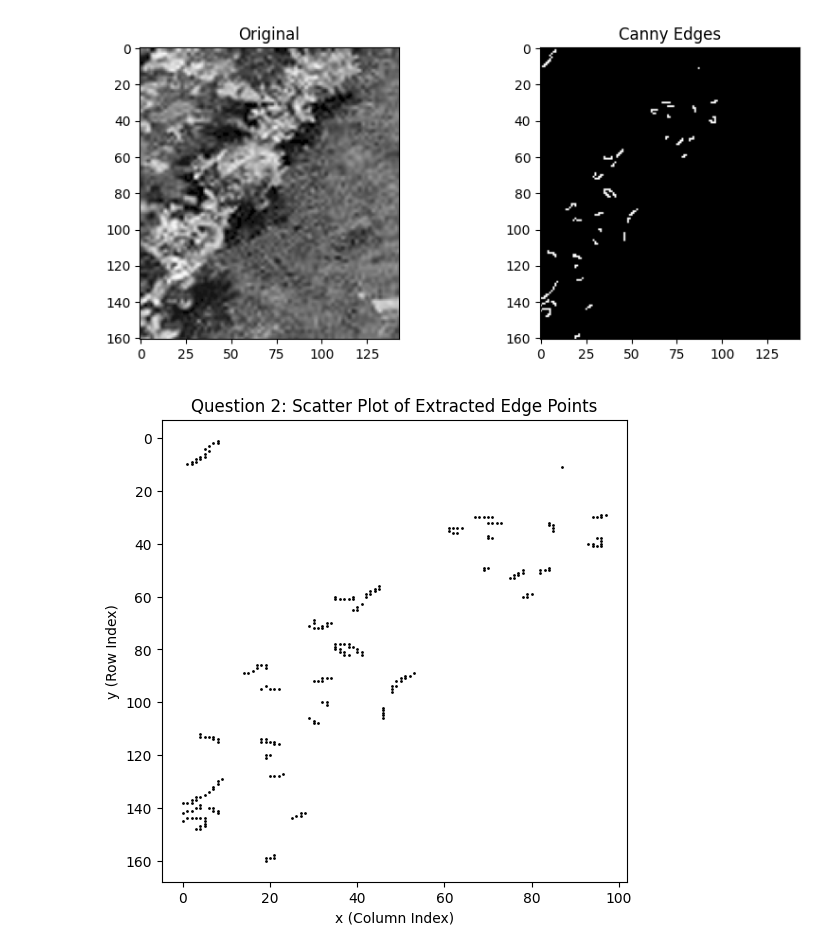
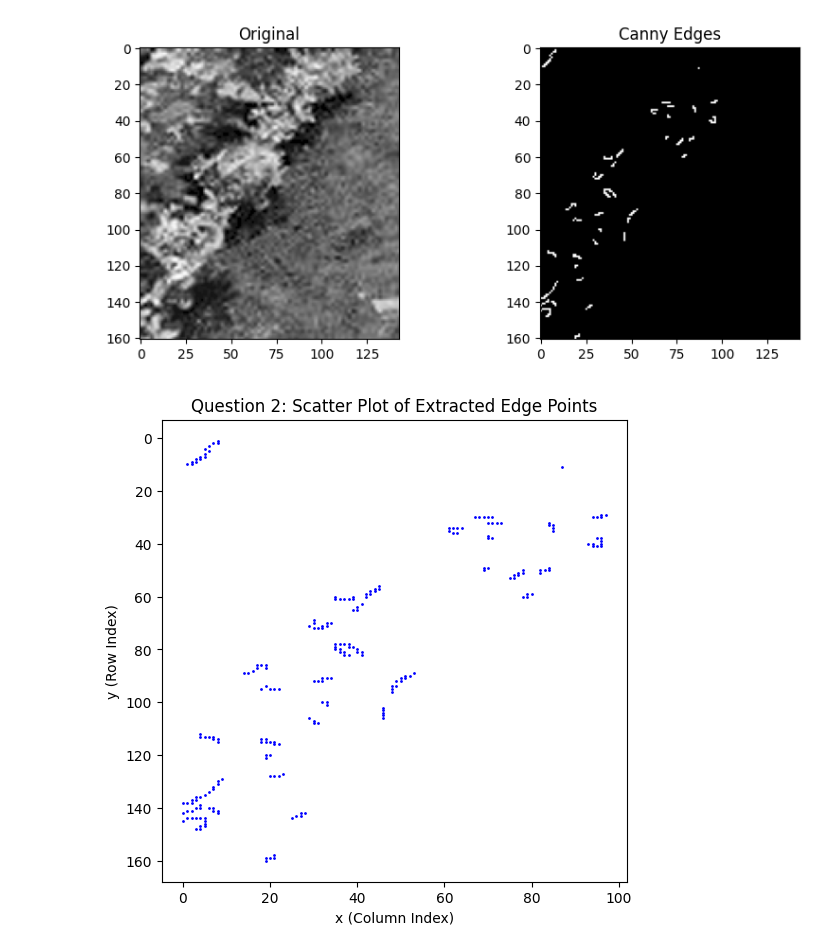
Before and after one commit to hmklahm/ET3112_Assignment02, a Jupyter notebook: crop_slope_estimation.ipynb, the cells around one changed output. Drawn from its saved outputs; the diff is of its cells as text; code cells hidden in the pictures.

```diff
--- a/crop_slope_estimation.ipynb
+++ b/crop_slope_estimation.ipynb
@@ -32,15 +32,15 @@ y = indices[0]
 # %%
 #Question 2
 plt.figure(figsize=(6, 6))
-# Create the scatter plot with small point size (s=1) for clarity
-plt.scatter(x, y, s=1, color='black')
 
-# Important for images: Invert the y-axis so the plot matches the image view
+plt.scatter(x, y, s=1, color='Blue')
+
+
 plt.gca().invert_yaxis()
 
 plt.title("Question 2: Scatter Plot of Extracted Edge Points")
 plt.xlabel("x (Column Index)")
 plt.ylabel("y (Row Index)")
 plt.show()
 # %% [output]
-[figure, old version]
+[figure, new version]
```
Also changed, not shown: parts of 1 cell of this notebook.
